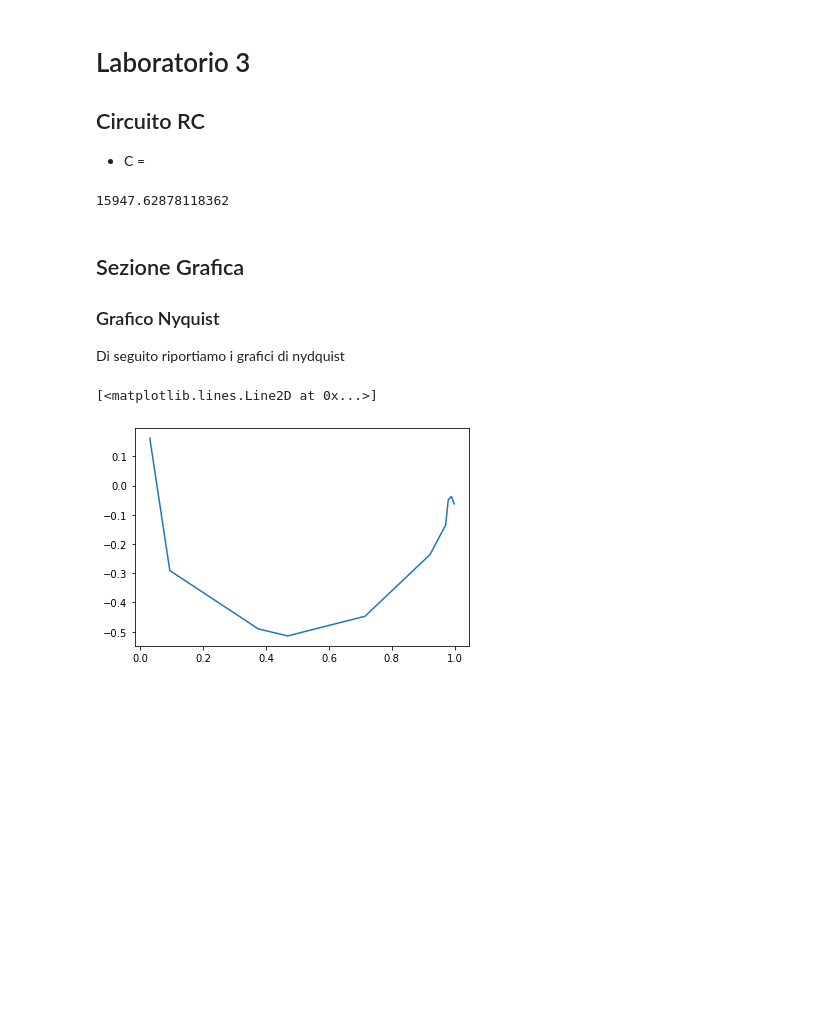
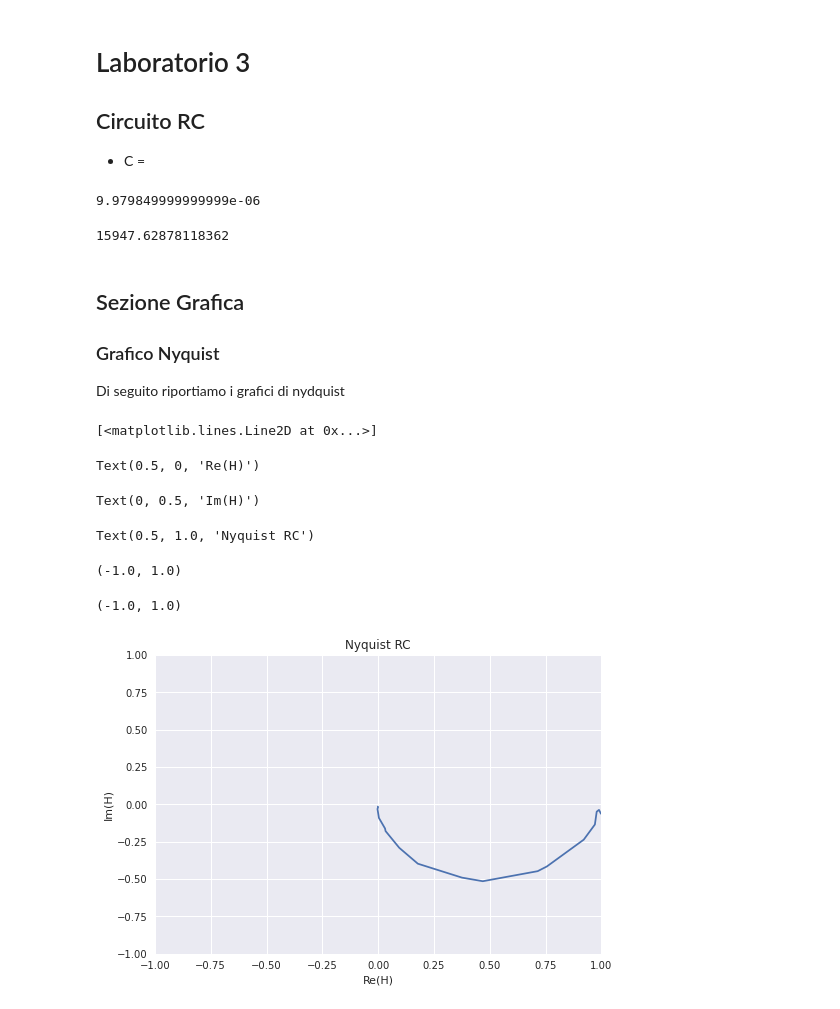
Before and after one commit to RandDouble/LabOEFM, a Jupyter notebook: Elettronica/lab3.ipynb, the cells around one changed output. Saved outputs shown, nothing was run; the diff lists cells and outputs as text; code cells hidden in the pictures; blank space fills up the shorter version.

```diff
--- a/Elettronica/lab3.ipynb
+++ b/Elettronica/lab3.ipynb
@@ -6,6 +6,11 @@
 - C =
 # %%
 import numpy as np
+
+# String to Output more than one number at a time
+from IPython.core.interactiveshell import InteractiveShell
+InteractiveShell.ast_node_interactivity = 'all'
+# P.S. l'avevo detto che era una lunga stringa da ricordare
 
 R = 9.95e3 #Ohm
 C = 1.003e-9 #F
@@ -16,7 +21,8 @@ Tau
 fc = 1/(2*np.pi*Tau)
 fc
 # %% [output]
-15947.62878118362
+9.979849999999999e-06
+15947.62878118362
 # %% [markdown]
 ## Sezione Grafica
 
@@ -26,19 +32,37 @@ Di seguito riportiamo i grafici di nydquist
 # %%
 import matplotlib.pyplot as plt
 import pandas as pd
 
+# Per mostrare grafico all'interno del Notebook in vscode
 %matplotlib inline
+# Usiamo uno stile del grafico bello
+plt.style.use("seaborn")
 
-data = pd.read_csv("day3.csv")
+# Importiamo i Dati dalla tabella e li suddividiamo già in componenti carine
+# Cercare Modo migliore di farlo
+data = pd.read_csv("day3RC.csv")
 Vin = data["Vin"].values
 Vout = data["Vout"].values
 dt = data["dt"].values
 freq = data["freq"].values
 
+# Elementi da usare per grafico di Nyquist
 phi = dt*freq*2.*np.pi
 mod = Vout/Vin
 
 plt.plot(mod*np.cos(phi), mod*np.sin(phi))
+
+# Rendiamo il Grafico un Filo Carino
+plt.xlabel("Re(H)")
+plt.ylabel("Im(H)")
+plt.title("Nyquist RC")
+plt.xlim(-1,1)
+plt.ylim(-1, 1)
 # %% [output]
 [<matplotlib.lines.Line2D at 0x...>]
+Text(0.5, 0, 'Re(H)')
+Text(0, 0.5, 'Im(H)')
+Text(0.5, 1.0, 'Nyquist RC')
+(-1.0, 1.0)
+(-1.0, 1.0)
-[figure, old version]
+[figure, new version]
```
Also changed, not shown: parts of 8 cells of this notebook, 3 other files.
